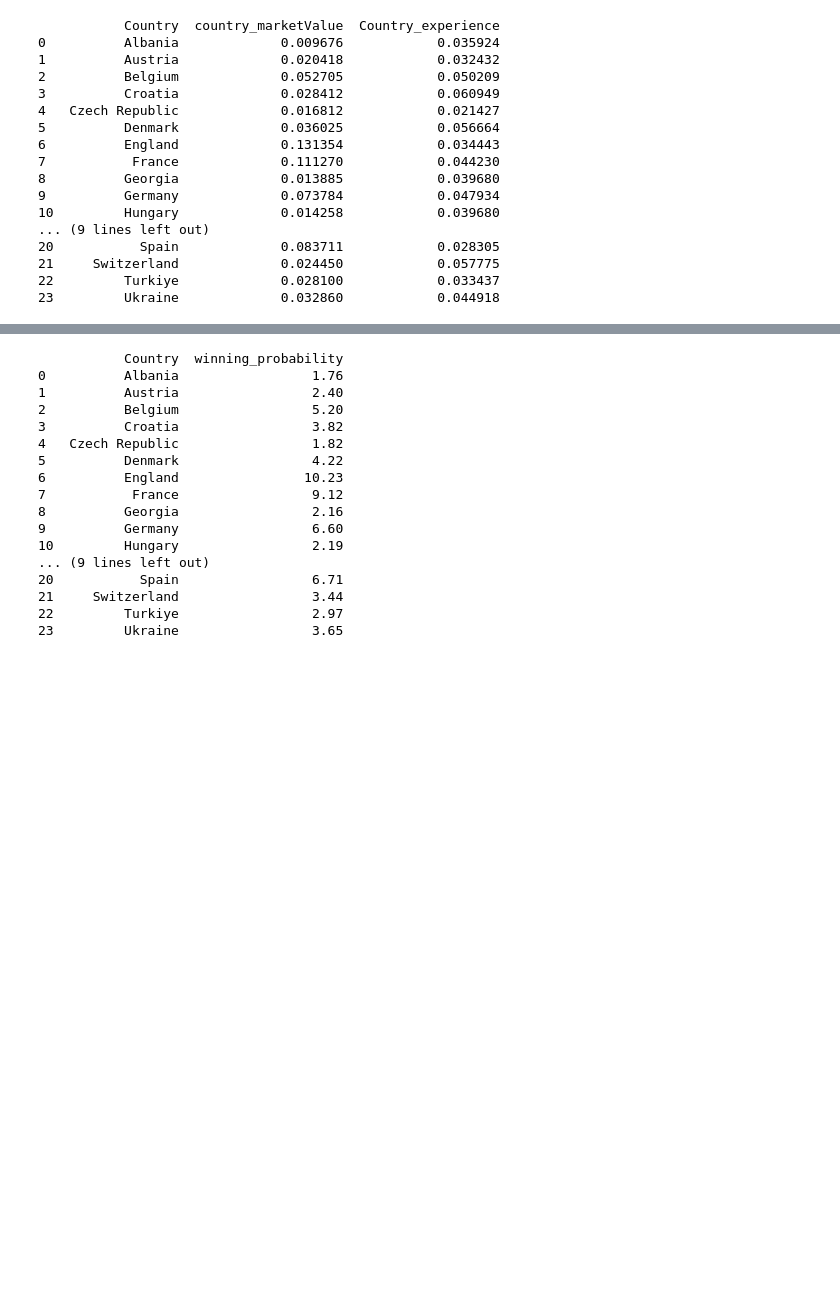
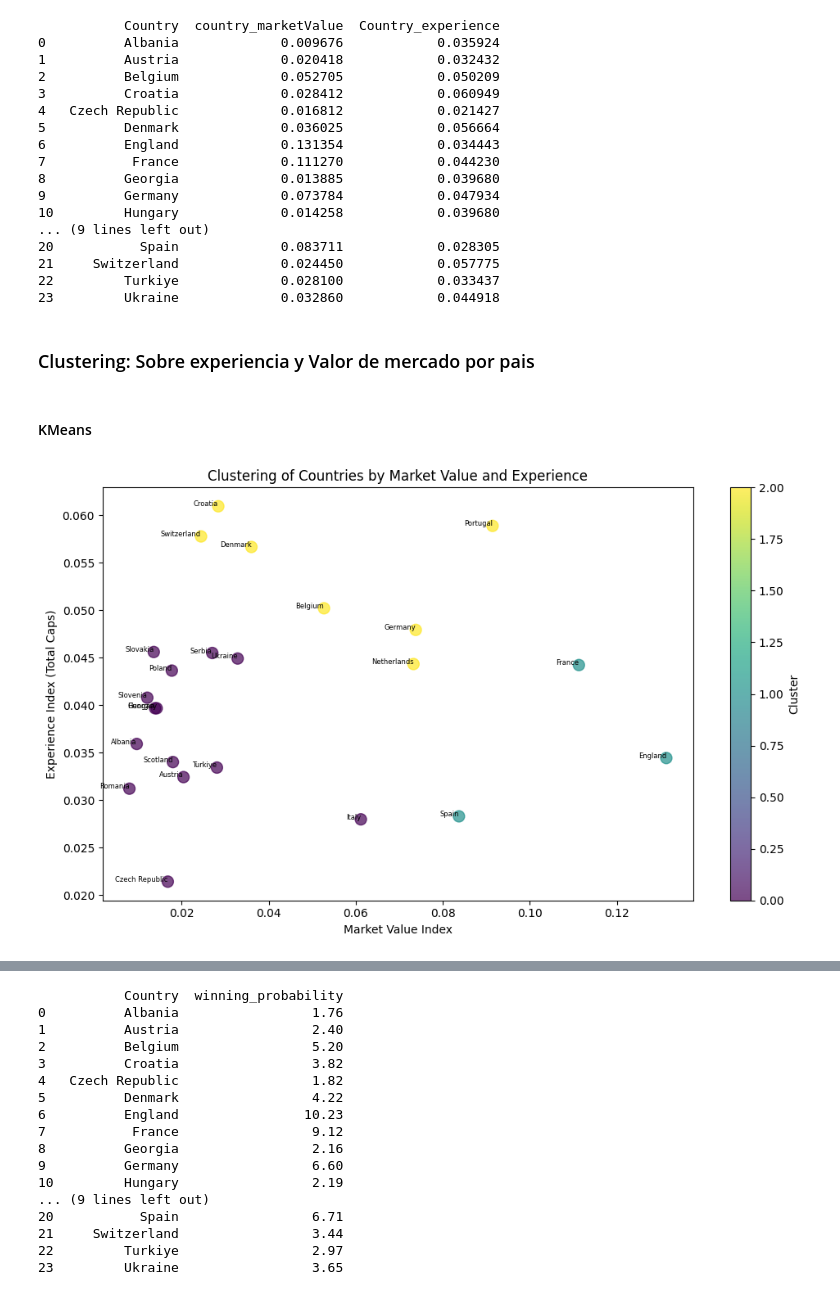
Before and after one commit to Maik3000/Euro2024-WinnerPrediction, a Jupyter notebook: Euro2024_WinnerPrediction.ipynb, the cells around one changed output, grey strips where cells are left out. Saved outputs shown, nothing was run; the diff lists cells and outputs as text; code cells hidden in the pictures; blank space fills up the shorter version.

Commit message:
tecnicas de clustering

```diff
--- a/Euro2024_WinnerPrediction.ipynb
+++ b/Euro2024_WinnerPrediction.ipynb
@@ -168,3 +166,50 @@ print(country_summary[['Country', 'country_marketValue', 'Country_experience']])
 21     Switzerland             0.024450            0.057775
 22         Turkiye             0.028100            0.033437
 23         Ukraine             0.032860            0.044918
+# %% [markdown]
+### Clustering: Sobre experiencia y Valor de mercado por pais
+# %% [markdown]
+#### KMeans
+# %%
+from sklearn.cluster import KMeans
+from sklearn.preprocessing import StandardScaler
+
+# Seleccionar las variables
+data = country_summary[['country_marketValue', 'Country_experience']]
+
+# Normalización de los datos
+scaler = StandardScaler()
+scaled_data = scaler.fit_transform(data)
+
+# Aplicar K-Means (suponiendo que queremos 3 clusters)
+kmeans = KMeans(n_clusters=3, random_state=42)
+country_summary['Cluster'] = kmeans.fit_predict(scaled_data)
+# %%
+import matplotlib.pyplot as plt
+
+# Graficar los clusters
+fig, ax = plt.subplots(figsize=(10, 6))
+
+# Crear el gráfico de dispersión con los clusters
+scatter = ax.scatter(country_summary['country_marketValue'], country_summary['Country_experience'],
+                     c=country_summary['Cluster'], cmap='viridis', s=100, alpha=0.7)
+
+# Añadir etiquetas a los ejes
+ax.set_xlabel('Market Value Index')
+ax.set_ylabel('Experience Index (Total Caps)')
+
+# Título del gráfico
+ax.set_title('Clustering of Countries by Market Value and Experience')
+
+# Añadir leyenda
+plt.colorbar(scatter, label='Cluster')
+
+# Añadir los nombres de los países en cada punto
+for i, row in country_summary.iterrows():
+    ax.text(row['country_marketValue'], row['Country_experience'], row['Country'], fontsize=6, ha='right')
+
+# Mostrar el gráfico
+plt.tight_layout()
+plt.show()
+# %% [output]
+[figure, added]
```
Also changed, not shown: parts of 9 cells of this notebook.
